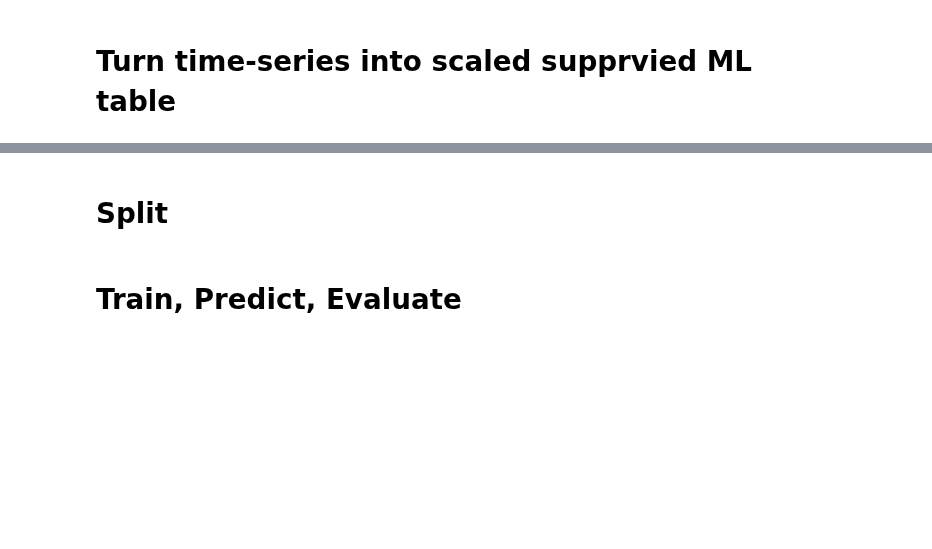
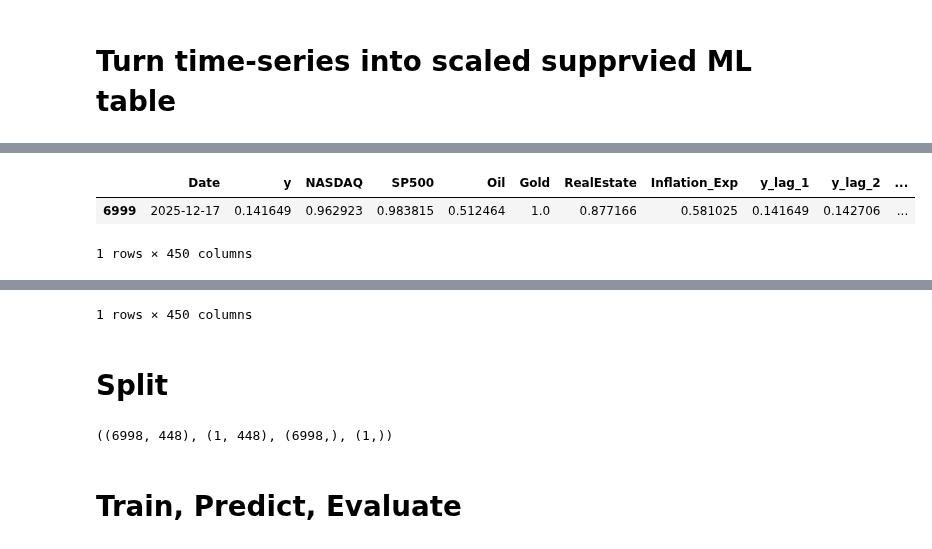
Before and after one commit to GuyRayOv/Stocks, a Jupyter notebook: notebooks/stocks_dataprep.ipynb, the cells around one changed output, grey strips where cells are left out. Saved outputs shown, nothing was run; the diff lists cells and outputs as text; code cells hidden in the pictures; blank space fills up the shorter version.

```diff
--- a/notebooks/stocks_dataprep.ipynb
+++ b/notebooks/stocks_dataprep.ipynb
@@ -59,17 +61,24 @@ import yfinance as yf
 import pandas as pd
 from pandas_datareader import data as pdr
 
-from datetime import date, timedelta
-end_date = date.today() - timedelta(days=1)
-start_date = end_date - timedelta(days=int(project_config["HISTORY_DEPTH"]))
+# from datetime import date, timedelta
+# end_date = date.today() - timedelta(days=1)
+# start_date = end_date - timedelta(days=int(project_config["HISTORY_DEPTH"]))
 
 # ---- DOWNLOAD FROM YAHOO FINANCE ----
+# ts_yf = yf.download(
+#     tickers=list(tickers_yf.values()),
+#     start=start_date,
+#     end=end_date,
+#     auto_adjust=True
+# )["Close"]
+
 ts_yf = yf.download(
     tickers=list(tickers_yf.values()),
-    start=start_date,
-    end=end_date,
+    period="max",
     auto_adjust=True
 )["Close"]
+ts_yf = ts_yf.tail(int(project_config["HISTORY_DEPTH"]))
 
 # rename columns to readable names
 rename_map = {v: k for k, v in tickers_yf.items()}
@@ -123,35 +159,39 @@ display(df_orig.tail(1))
 # %%
-def generate_ts_features(df, lags=[2,5,10,22,65], windows=[5,10,22,65]):
+def generate_ts_features(df, lags=[1,2,3,4,5,6,10,22,66], windows=[1,2,3,4,5,6,10,22,66]):
 
   # Identify columns to generate features for (excluding 'index' column which is the date)
   base_cols = [c for c in df.columns if c not in ['Date','index']]
 
   for base_col in base_cols:
 
     for lag in lags:
       df[f"{base_col}_lag_{lag}"] = df[base_col].shift(lag)
 
   # Generate rolling window statistics for the current base_col
     for window in windows:
       df[f"{base_col}_min_{window}"] = df[base_col].rolling(window=window).min()
       df[f"{base_col}_max_{window}"] = df[base_col].rolling(window=window).max()
       df[f"{base_col}_mean_{window}"] = df[base_col].rolling(window=window).mean()
       df[f"{base_col}_std_{window}"]  = df[base_col].rolling(window=window).std()
       df[f"{base_col}_diff_{window}"] = df[base_col].diff(window)
       df[f"{base_col}_pct_{window}"] = df[base_col].pct_change(window)
 
   df['y_next'] = df['y'].shift(-1)                            # y_next = tomorrow's y (close price)
   df.loc[df.index[-1], 'y_next'] = df.loc[df.index[-1], 'y']  # the TARGET cell. y_next tomorrow = y today
   df = df.fillna(method='ffill').fillna(method='bfill')
 
   return df
 
 df = generate_ts_features(df)
 df_orig = generate_ts_features(df_orig)
 
 # Replace infinite values with NaN in X_train and y_train
 df = df.replace([np.inf, -np.inf], np.nan)
 df = df.fillna(method='ffill').fillna(method='bfill')
 
 display(df.tail(1))
 display(df_orig.tail(1))
+# %% [output]
+|  | Date | y | NASDAQ | SP500 | Oil | Gold | RealEstate | Inflation_Exp | y_lag_1 | y_lag_2 | ... |
+| 6999 | 2025-12-17 | 0.141649 | 0.962923 | 0.983815 | 0.512464 | 1.0 | 0.877166 | 0.581025 | 0.141649 | 0.142706 | ... |
+1 rows × 450 columns
@@ -158,3 +200,4 @@ display(df_orig.tail(1))
+1 rows × 450 columns
 # %% [markdown]
 # Split
 # %%
@@ -167,6 +210,8 @@ y_train, y_test = y.iloc[:-2], y.iloc[-1:]
 del X,y
 
 X_train.shape, X_test.shape, y_train.shape, y_test.shape
+# %% [output]
+((6998, 448), (1, 448), (6998,), (1,))
 # %% [markdown]
 # Train, Predict, Evaluate
 # %%
```
Also changed, not shown: parts of 12 cells of this notebook, 4 other files.
